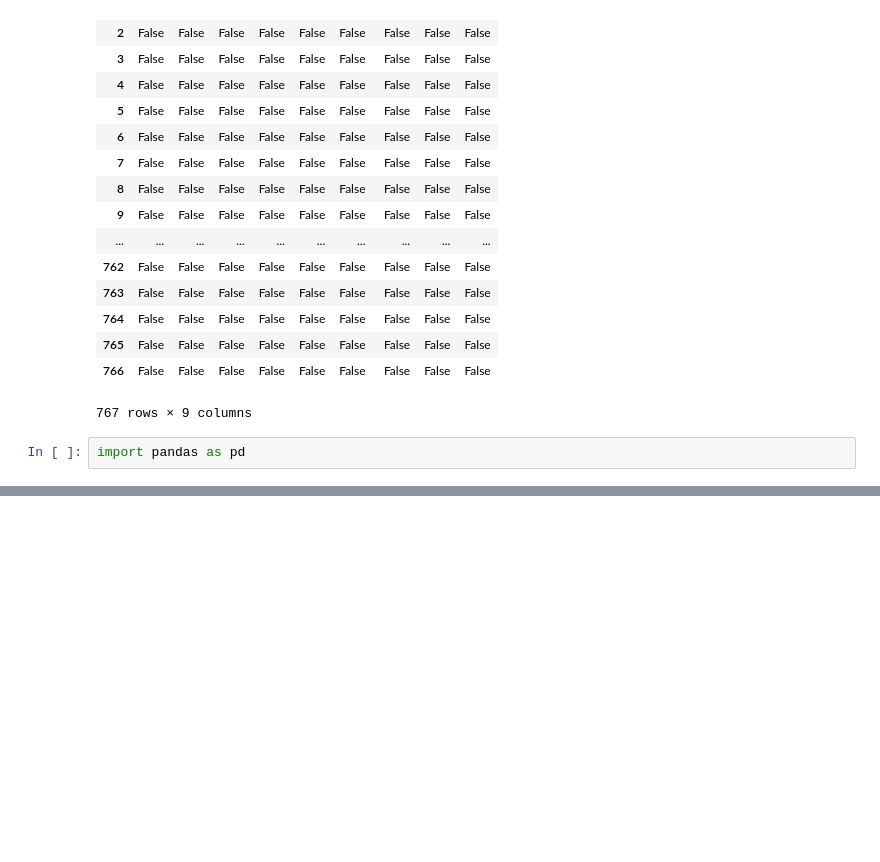
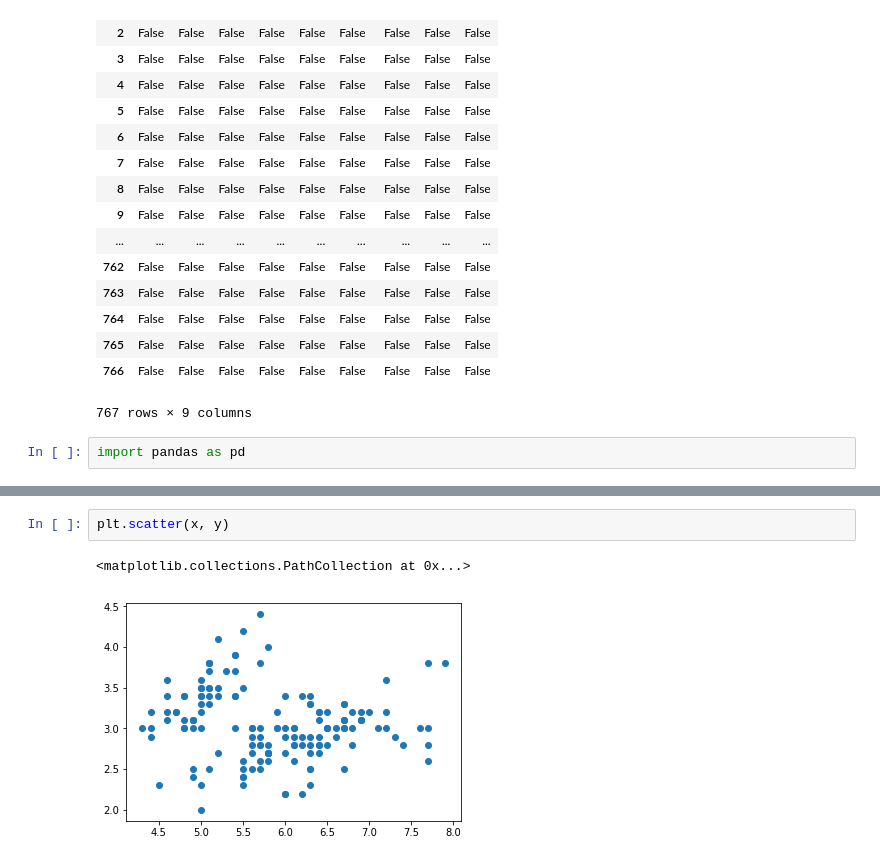
Before and after one commit to AKHIL-9513/AKHIL, a Jupyter notebook: ASSIGNMENT_24062019.ipynb, the cells around one changed output, grey strips where cells are left out. Cells and saved outputs as stored; diff of their text form; blank space fills up the shorter version.

```diff
--- a/ASSIGNMENT_24062019.ipynb
+++ b/ASSIGNMENT_24062019.ipynb
@@ -216,0 +320,5 @@ data
+# %%
+plt.scatter(x, y)
+# %% [output]
+<matplotlib.collections.PathCollection at 0x...>
+[figure, added]
```
Also changed, not shown: parts of 17 cells of this notebook, 2 other files.
